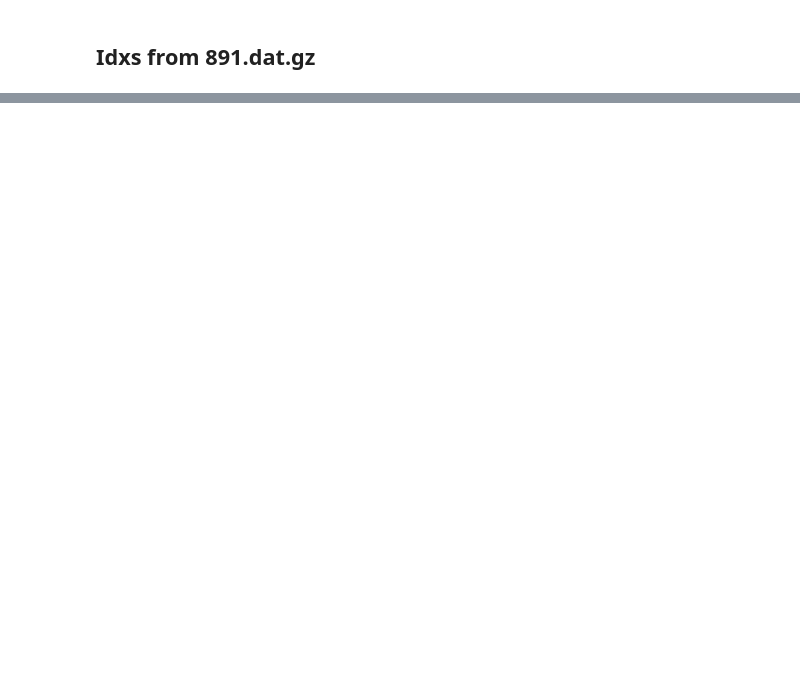
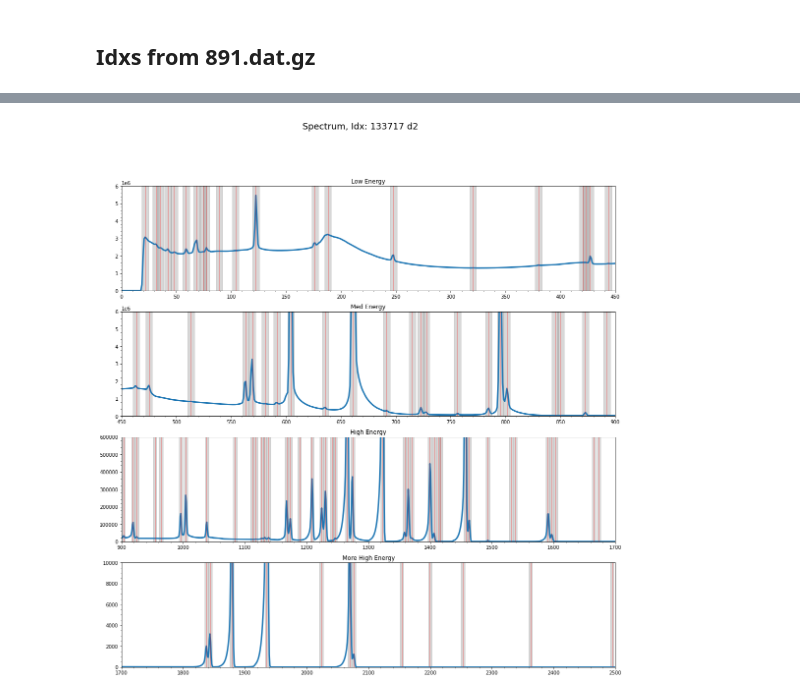
Before and after one commit to opotowsky/process_results, a Jupyter notebook: gammas/create_window_energy_bins.ipynb, the cells around one changed output, grey strips where cells are left out. Saved outputs shown, nothing was run; the diff lists cells and outputs as text; code cells hidden in the pictures; blank space fills up the shorter version.

```diff
--- a/gammas/create_window_energy_bins.ipynb
+++ b/gammas/create_window_energy_bins.ipynb
@@ -423,0 +431,10 @@ def plot_spectrum_autolines(title, x, y, en_list):
+# %%
+en_delta = 3 # d2 en_delta
+fig, ax = plot_spectrum_autolines(str(df_idx) + ' d2', d2_energy_bins, d2_df.loc[df_idx], en_list2)
+ax[0].set_ylim(0, 6e6)
+ax[1].set_ylim(0, 6e6)
+ax[2].set_ylim(0, 6e5)
+ax[3].set_ylim(0, 1e4)
+plt.show()
+# %% [output]
+[figure, added]
```
Also changed, not shown: parts of 14 cells of this notebook.
